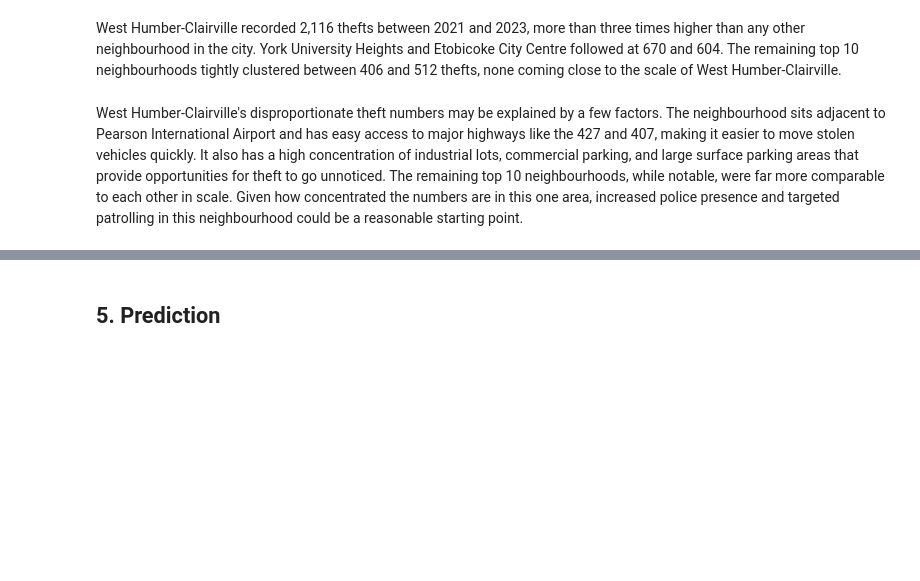
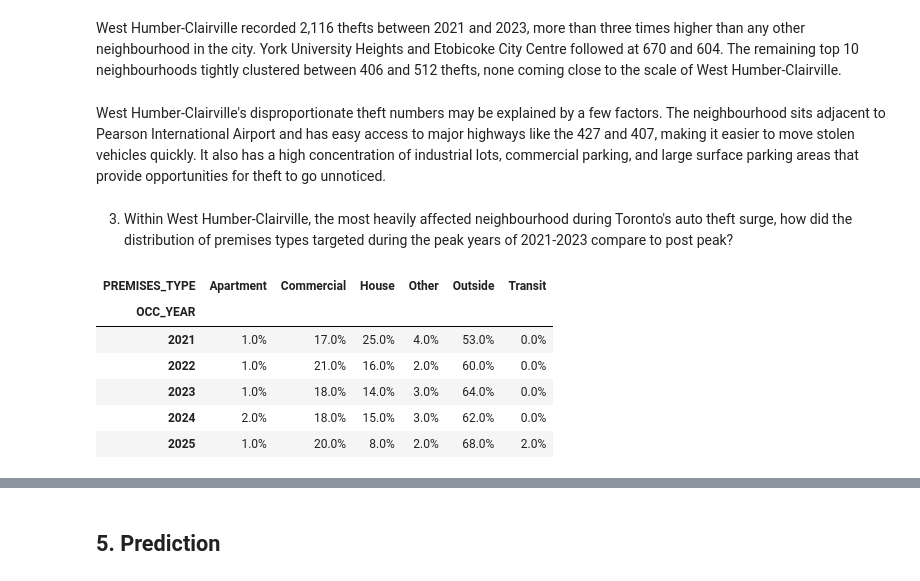
Before and after one commit to akharghani/toronto-auto-theft-analysis, a Jupyter notebook: notebooks/analysis.ipynb, the cells around one changed output, grey strips where cells are left out. Drawn from its saved outputs; the diff is of its cells as text; code cells hidden in the pictures; blank space fills up the shorter version.

```diff
--- a/notebooks/analysis.ipynb
+++ b/notebooks/analysis.ipynb
@@ -152,4 +152,16 @@ top10_neighbourhoods_chart(clean_df)
 # %% [markdown]
 West Humber-Clairville recorded 2,116 thefts between 2021 and 2023, more than three times higher than any other neighbourhood in the city. York University Heights and Etobicoke City Centre followed at 670 and 604. The remaining top 10 neighbourhoods tightly clustered between 406 and 512 thefts, none coming close to the scale of West Humber-Clairville.
 # %% [markdown]
-West Humber-Clairville's disproportionate theft numbers may be explained by a few factors. The neighbourhood sits adjacent to Pearson International Airport and has easy access to major highways like the 427 and 407, making it easier to move stolen vehicles quickly. It also has a high concentration of industrial lots, commercial parking, and large surface parking areas that provide opportunities for theft to go unnoticed. The remaining top 10 neighbourhoods, while notable, were far more comparable to each other in scale. Given how concentrated the numbers are in this one area, increased police presence and targeted patrolling in this neighbourhood could be a reasonable starting point.
+West Humber-Clairville's disproportionate theft numbers may be explained by a few factors. The neighbourhood sits adjacent to Pearson International Airport and has easy access to major highways like the 427 and 407, making it easier to move stolen vehicles quickly. It also has a high concentration of industrial lots, commercial parking, and large surface parking areas that provide opportunities for theft to go unnoticed.
+# %% [markdown]
+3. Within West Humber-Clairville, the most heavily affected neighbourhood during Toronto's auto theft surge, how did the distribution of premises types targeted during the peak years of 2021-2023 compare to post peak?
+# %%
+premises_proportions_table(clean_df)
+# %% [output]
+| PREMISES_TYPE | Apartment | Commercial | House | Other | Outside | Transit |
+| OCC_YEAR |  |  |  |  |  |  |
+| 2021 | 1.0% | 17.0% | 25.0% | 4.0% | 53.0% | 0.0% |
+| 2022 | 1.0% | 21.0% | 16.0% | 2.0% | 60.0% | 0.0% |
+| 2023 | 1.0% | 18.0% | 14.0% | 3.0% | 64.0% | 0.0% |
+| 2024 | 2.0% | 18.0% | 15.0% | 3.0% | 62.0% | 0.0% |
+| 2025 | 1.0% | 20.0% | 8.0% | 2.0% | 68.0% | 2.0% |
```
Also changed, not shown: parts of 6 cells of this notebook.
